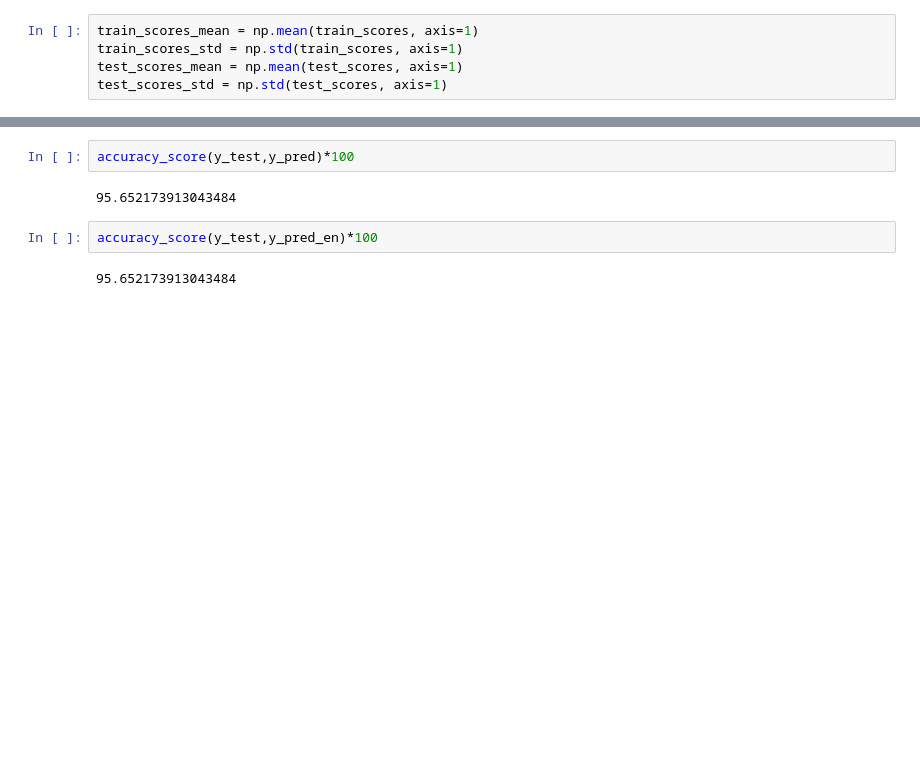
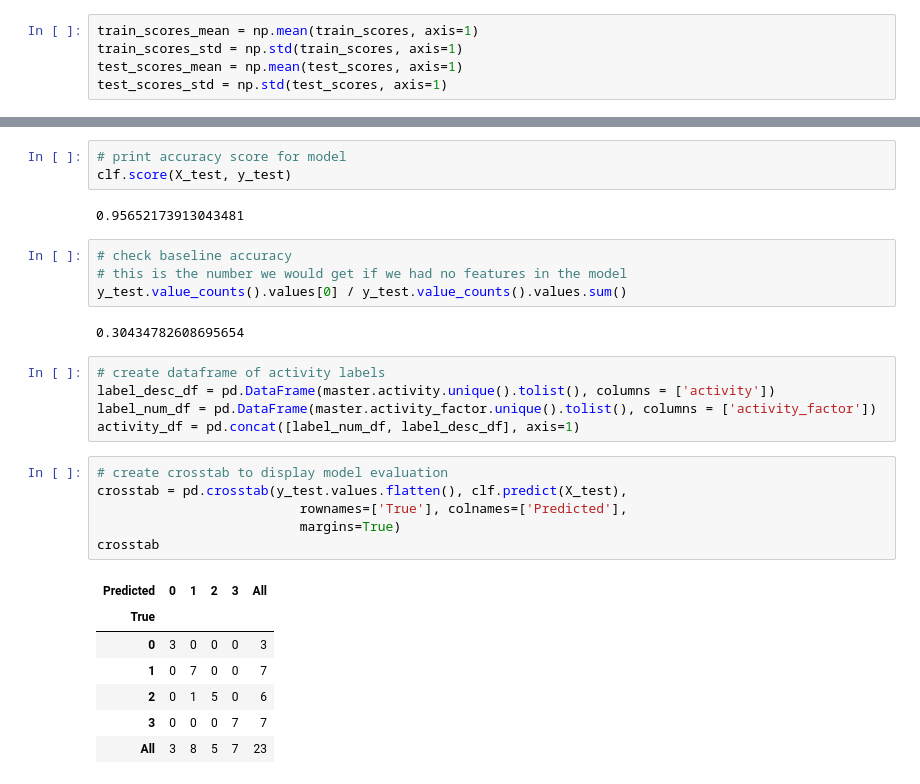
Before and after one commit to ratulesrar3/mobilecomputing, a Jupyter notebook: lab1/data_wrangling.ipynb, the cells around one changed output, grey strips where cells are left out. Saved outputs shown, nothing was run; the diff lists cells and outputs as text; blank space fills up the shorter version.

```diff
--- a/lab1/data_wrangling.ipynb
+++ b/lab1/data_wrangling.ipynb
@@ -154,8 +102,30 @@ array([1, 2, 1, 2, 2, 3, 3, 3, 0, 3, 1, 3, 2, 0, 1, 1, 3, 1, 1, 1, 2, 0, 3])
-# %%
-accuracy_score(y_test,y_pred)*100
-# %% [output]
-95.652173913043484
-# %%
-accuracy_score(y_test,y_pred_en)*100
-# %% [output]
-95.652173913043484
+# %%
+# print accuracy score for model
+clf.score(X_test, y_test)
+# %% [output]
+0.95652173913043481
+# %%
+# check baseline accuracy
+# this is the number we would get if we had no features in the model
+y_test.value_counts().values[0] / y_test.value_counts().values.sum()
+# %% [output]
+0.30434782608695654
+# %%
+# create dataframe of activity labels
+label_desc_df = pd.DataFrame(master.activity.unique().tolist(), columns = ['activity'])
+label_num_df = pd.DataFrame(master.activity_factor.unique().tolist(), columns = ['activity_factor'])
+activity_df = pd.concat([label_num_df, label_desc_df], axis=1)
+# %%
+# create crosstab to display model evaluation
+crosstab = pd.crosstab(y_test.values.flatten(), clf.predict(X_test),
+                          rownames=['True'], colnames=['Predicted'],
+                          margins=True)
+crosstab
+# %% [output]
+| Predicted | 0 | 1 | 2 | 3 | All |
+| True |  |  |  |  |  |
+| 0 | 3 | 0 | 0 | 0 | 3 |
+| 1 | 0 | 7 | 0 | 0 | 7 |
+| 2 | 0 | 1 | 5 | 0 | 6 |
+| 3 | 0 | 0 | 0 | 7 | 7 |
+| All | 3 | 8 | 5 | 7 | 23 |
```
Also changed, not shown: parts of 17 cells of this notebook, 6 other files.
